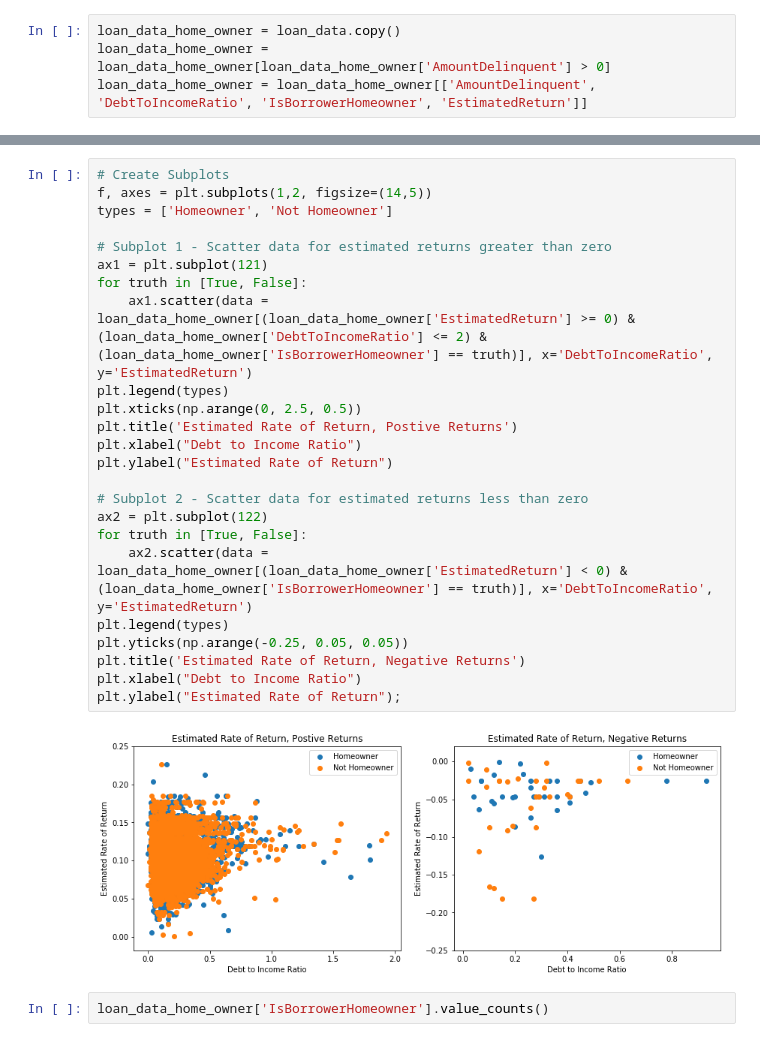
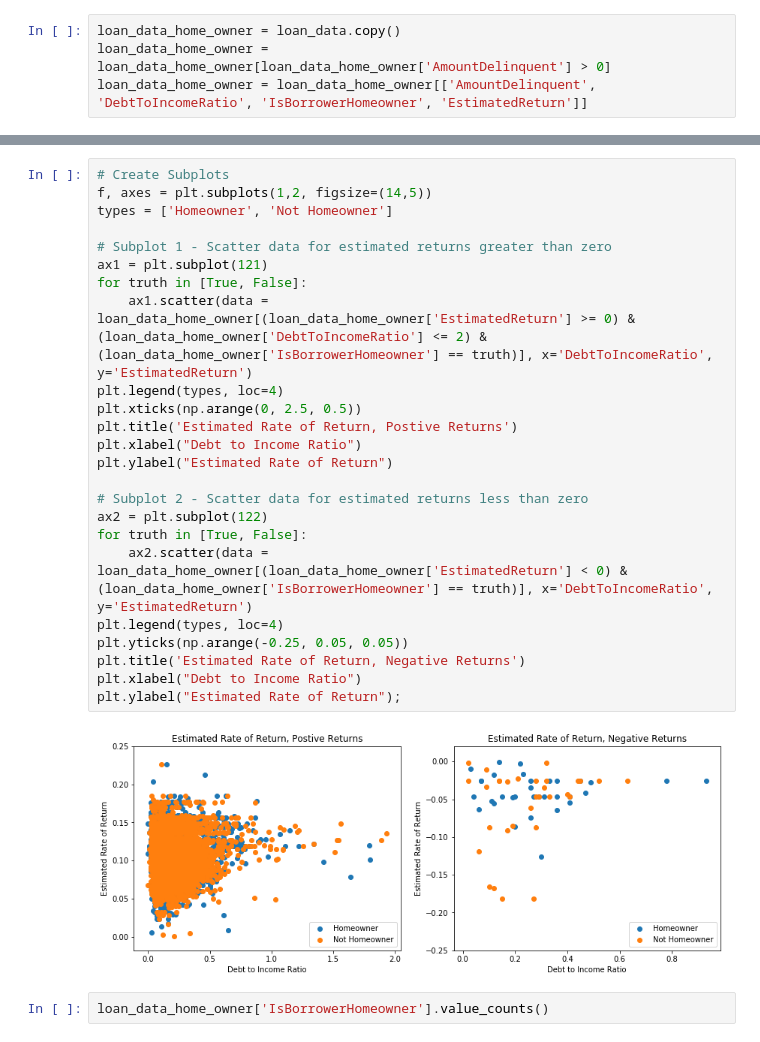
Before and after one commit to louisneira/Data_Visualization, a Jupyter notebook: Data_Visualization.ipynb, the cells around one changed output, grey strips where cells are left out. Cells and saved outputs as stored; diff of their text form.

```diff
--- a/Data_Visualization.ipynb
+++ b/Data_Visualization.ipynb
@@ -212,29 +223,29 @@ plt.legend(types);
 # %%
 # Create Subplots
 f, axes = plt.subplots(1,2, figsize=(14,5))
 types = ['Homeowner', 'Not Homeowner']
 
 # Subplot 1 - Scatter data for estimated returns greater than zero
 ax1 = plt.subplot(121)
 for truth in [True, False]:
     ax1.scatter(data = loan_data_home_owner[(loan_data_home_owner['EstimatedReturn'] >= 0) & (loan_data_home_owner['DebtToIncomeRatio'] <= 2) & (loan_data_home_owner['IsBorrowerHomeowner'] == truth)], x='DebtToIncomeRatio', y='EstimatedReturn')
-plt.legend(types)
+plt.legend(types, loc=4)
 plt.xticks(np.arange(0, 2.5, 0.5))
 plt.title('Estimated Rate of Return, Postive Returns')
 plt.xlabel("Debt to Income Ratio")
 plt.ylabel("Estimated Rate of Return")
 
 # Subplot 2 - Scatter data for estimated returns less than zero
 ax2 = plt.subplot(122)
 for truth in [True, False]:
     ax2.scatter(data = loan_data_home_owner[(loan_data_home_owner['EstimatedReturn'] < 0) & (loan_data_home_owner['IsBorrowerHomeowner'] == truth)], x='DebtToIncomeRatio', y='EstimatedReturn')
-plt.legend(types)
+plt.legend(types, loc=4)
 plt.yticks(np.arange(-0.25, 0.05, 0.05))
 plt.title('Estimated Rate of Return, Negative Returns')
 plt.xlabel("Debt to Income Ratio")
 plt.ylabel("Estimated Rate of Return");
 # %% [output]
-[figure, old version]
+[figure, new version]
 # %%
 loan_data_home_owner['IsBorrowerHomeowner'].value_counts()
 # %% [output]
```
Also changed, not shown: parts of 36 cells of this notebook.
